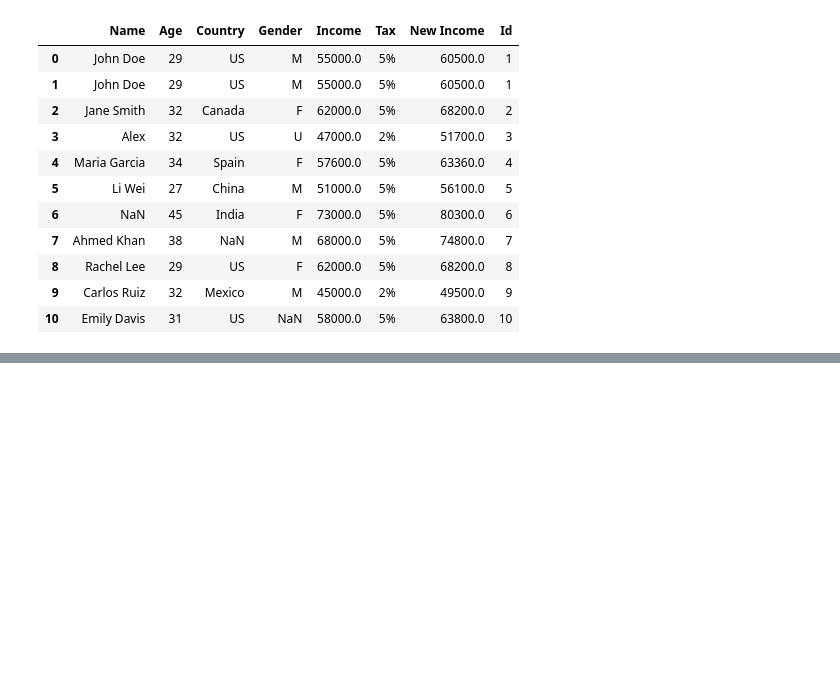
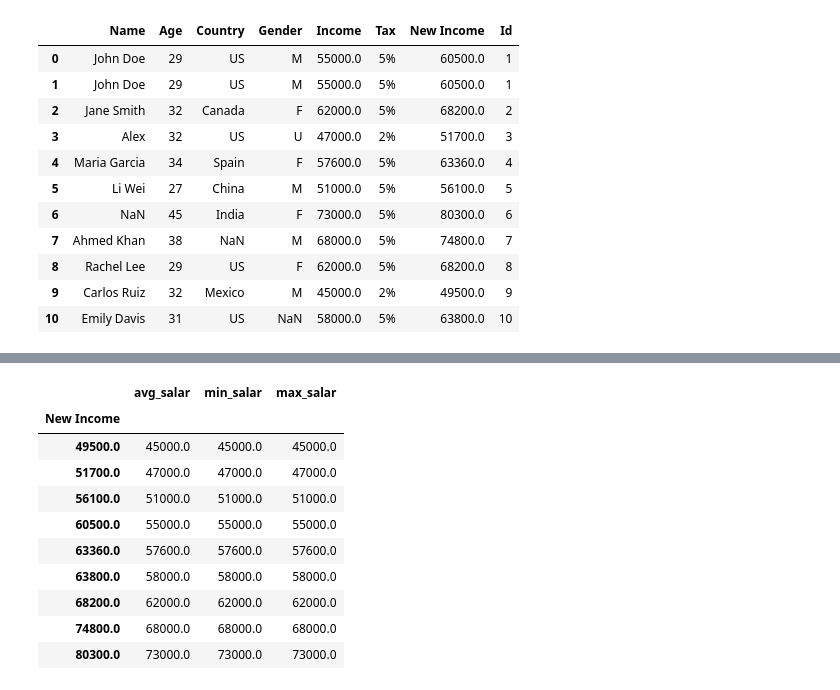
Before and after one commit to Vanshaj14Mohan/AI-and-ML, a Jupyter notebook: Section Two/Practical/demo.ipynb, the cells around one changed output, grey strips where cells are left out. Saved outputs shown, nothing was run; the diff lists cells and outputs as text; code cells hidden in the pictures; blank space fills up the shorter version.

```diff
--- a/Section Two/Practical/demo.ipynb
+++ b/Section Two/Practical/demo.ipynb
@@ -962,0 +1079,15 @@ df2[new_order]
+# %%
+df2.groupby("New Income")["Income"].agg(avg_salar="max", min_salar="min", max_salar="mean")
+# Can rename column names as well
+# %% [output]
+|  | avg_salar | min_salar | max_salar |
+| New Income |  |  |  |
+| 49500.0 | 45000.0 | 45000.0 | 45000.0 |
+| 51700.0 | 47000.0 | 47000.0 | 47000.0 |
+| 56100.0 | 51000.0 | 51000.0 | 51000.0 |
+| 60500.0 | 55000.0 | 55000.0 | 55000.0 |
+| 63360.0 | 57600.0 | 57600.0 | 57600.0 |
+| 63800.0 | 58000.0 | 58000.0 | 58000.0 |
+| 68200.0 | 62000.0 | 62000.0 | 62000.0 |
+| 74800.0 | 68000.0 | 68000.0 | 68000.0 |
+| 80300.0 | 73000.0 | 73000.0 | 73000.0 |
```
Also changed, not shown: parts of 16 cells of this notebook, 1 other file.
